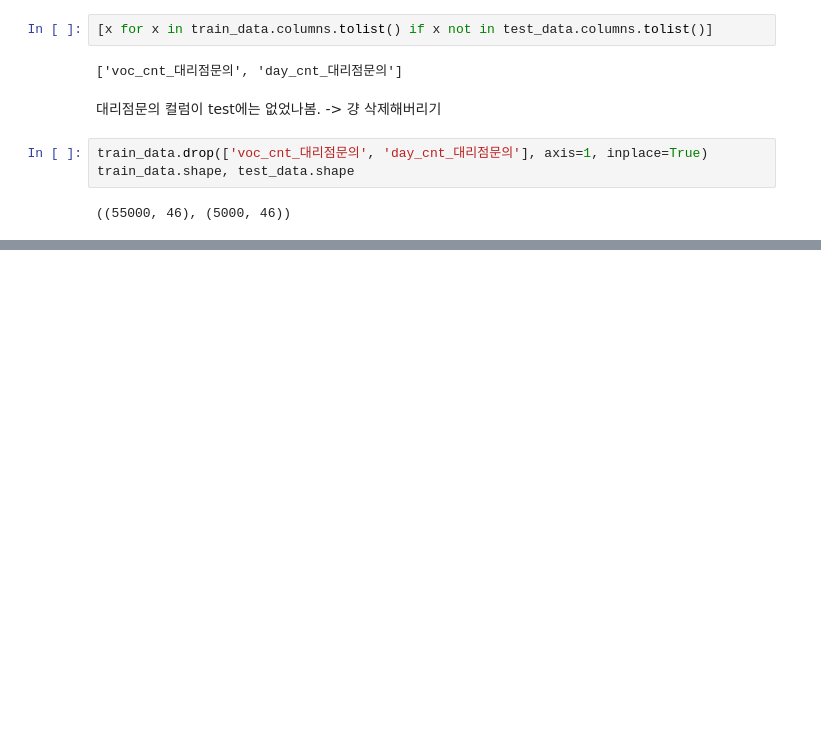
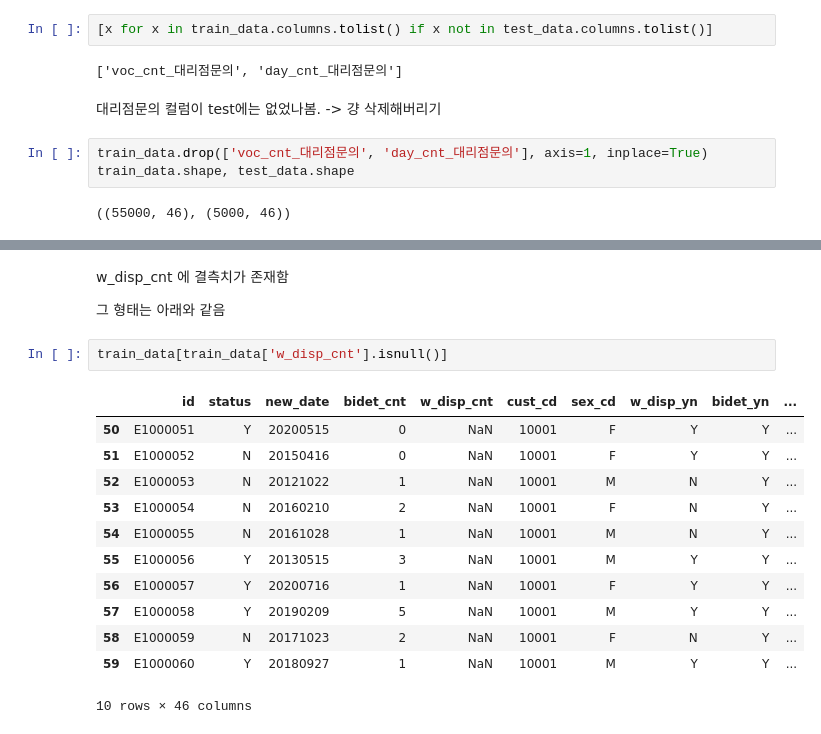
Before and after one commit to sujeengim/mini-ai-study, a Jupyter notebook: practice/prediction/customer_prediction.ipynb, the cells around one changed output, grey strips where cells are left out. Drawn from its saved outputs; the diff is of its cells as text; blank space fills up the shorter version.

```diff
--- a/practice/prediction/customer_prediction.ipynb
+++ b/practice/prediction/customer_prediction.ipynb
@@ -280,0 +329,19 @@ train_data.shape, test_data.shape
+# %% [markdown]
+w_disp_cnt 에 결측치가 존재함
+
+그 형태는 아래와 같음
+# %%
+train_data[train_data['w_disp_cnt'].isnull()]
+# %% [output]
+|  | id | status | new_date | bidet_cnt | w_disp_cnt | cust_cd | sex_cd | w_disp_yn | bidet_yn | ... |
+| 50 | E1000051 | Y | 20200515 | 0 | NaN | 10001 | F | Y | Y | ... |
+| 51 | E1000052 | N | 20150416 | 0 | NaN | 10001 | F | Y | Y | ... |
+| 52 | E1000053 | N | 20121022 | 1 | NaN | 10001 | M | N | Y | ... |
+| 53 | E1000054 | N | 20160210 | 2 | NaN | 10001 | F | N | Y | ... |
+| 54 | E1000055 | N | 20161028 | 1 | NaN | 10001 | M | N | Y | ... |
+| 55 | E1000056 | Y | 20130515 | 3 | NaN | 10001 | M | Y | Y | ... |
+| 56 | E1000057 | Y | 20200716 | 1 | NaN | 10001 | F | Y | Y | ... |
+| 57 | E1000058 | Y | 20190209 | 5 | NaN | 10001 | M | Y | Y | ... |
+| 58 | E1000059 | N | 20171023 | 2 | NaN | 10001 | F | N | Y | ... |
+| 59 | E1000060 | Y | 20180927 | 1 | NaN | 10001 | M | Y | Y | ... |
+10 rows × 46 columns
```
Also changed, not shown: parts of 20 cells of this notebook.
